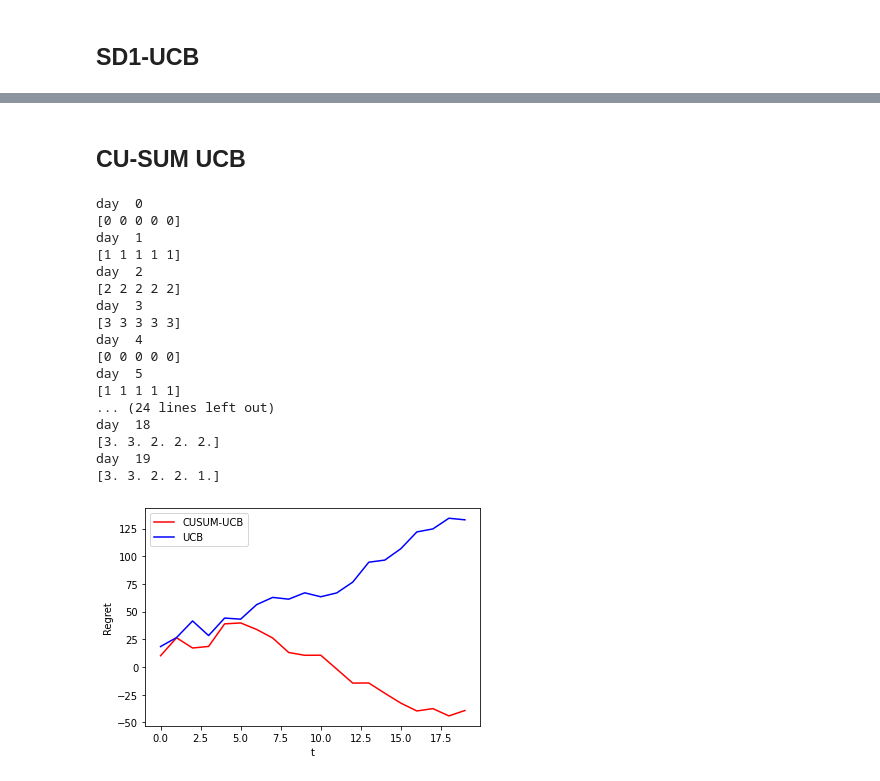
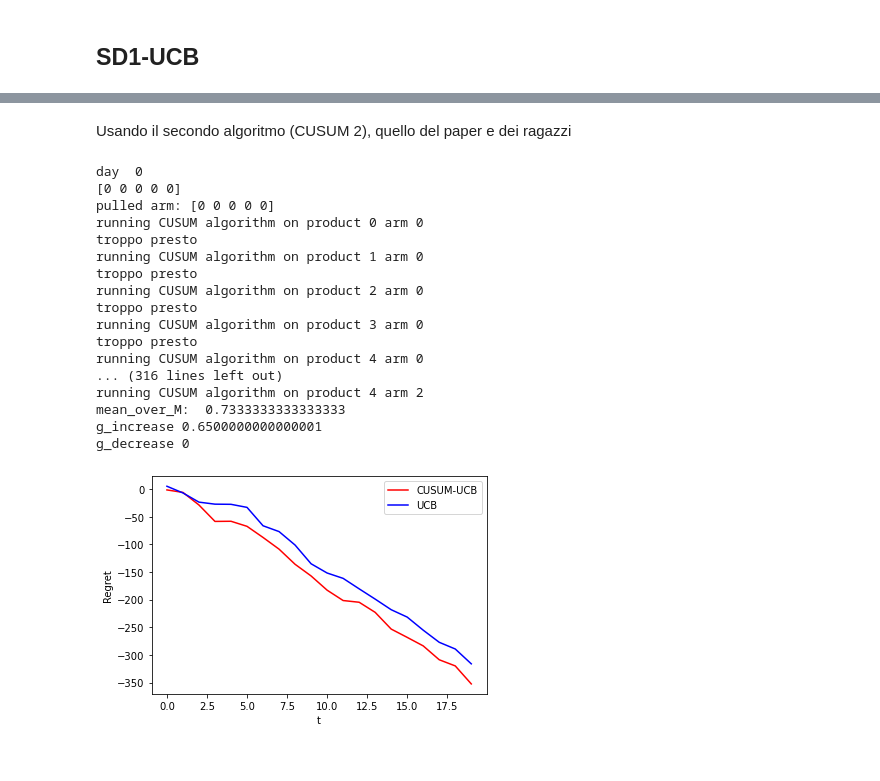
Before and after one commit to GiuliaMontani/Online-learning-application, a Jupyter notebook: Ola_project/Step6.ipynb, the cells around one changed output, grey strips where cells are left out. Cells and saved outputs as stored; diff of their text form; code cells hidden in the pictures.

```diff
--- a/Ola_project/Step6.ipynb
+++ b/Ola_project/Step6.ipynb
@@ -645,5 +644,5 @@ class User 0 has changed: its new average reservation price is [ 61.91736422 123
-# %% [markdown]
-## CU-SUM UCB
+# %% [markdown]
+Usando il secondo algoritmo (CUSUM 2), quello del paper e dei ragazzi
 # %%
 #Comparison between CU-SUM UCB and UCB
 # static environment
@@ -668,51 +667,51 @@ for e in range(n_experiments):
 
     env = Environment(n_arms, E, margins_matrix, num_users, fixed_alpha, fixed_weights, fixed_units)
     ucb_learner = UCB(n_arms=n_arms)
     cd_UCB_learner = CUSUM_UCB(n_arms)
 
     for d in range(n_days):
         print('day ', d)
         pulled_arm = ucb_learner.pull_arm()
         reward = env.round(pulled_arm)
         ucb_learner.update(pulled_arm, reward)
 
         pulled_arm = cd_UCB_learner.pull_arm()
         print(pulled_arm)
         reward = env.round(pulled_arm, )
-        cd_UCB_learner.update(pulled_arm, reward)
+        cd_UCB_learner.update(pulled_arm, reward, env.purchases_current_day,env.clicks_current_day)
 
     cd_ucb_rewards_per_experiment.append(cd_UCB_learner.collected_rewards)
     ucb_rewards_per_experiment.append(ucb_learner.collected_rewards)
 
-    cd_ucb_pulls_per_arm_per_experiment.append(cd_UCB_learner.counter_per_arm)
+    cd_ucb_pulls_per_arm_per_experiment.append(cd_UCB_learner.counter_per_arm,)
     ucb_pulls_per_arm_per_experiment.append(ucb_learner.counter_per_arm)
 
 plt.figure(0)
 plt.xlabel("t")
 plt.ylabel("Regret")
 plt.plot(np.cumsum(np.mean(opt - cd_ucb_rewards_per_experiment, axis=0)), 'r')
 plt.plot(np.cumsum(np.mean(opt - ucb_rewards_per_experiment, axis=0)), 'b')
 plt.legend(["CUSUM-UCB", "UCB"])
 plt.show()
 # %% [output]
 day  0
 [0 0 0 0 0]
-day  1
-[1 1 1 1 1]
-day  2
-[2 2 2 2 2]
-day  3
-[3 3 3 3 3]
-day  4
-[0 0 0 0 0]
-day  5
-[1 1 1 1 1]
-... (24 lines left out)
-day  18
-[3. 3. 2. 2. 2.]
-day  19
-[3. 3. 2. 2. 1.]
+pulled arm: [0 0 0 0 0]
+running CUSUM algorithm on product 0 arm 0
+troppo presto
+running CUSUM algorithm on product 1 arm 0
+troppo presto
+running CUSUM algorithm on product 2 arm 0
+troppo presto
+running CUSUM algorithm on product 3 arm 0
+troppo presto
+running CUSUM algorithm on product 4 arm 0
+... (316 lines left out)
+running CUSUM algorithm on product 4 arm 2
+mean_over_M:  0.7333333333333333
+g_increase 0.6500000000000001
+g_decrease 0
-[figure, old version]
+[figure, new version]
 # %%
 #Comparison between CUSUM-UCB and UCB
 # dynamic environment
```
Also changed, not shown: parts of 15 cells of this notebook, 3 other files.
